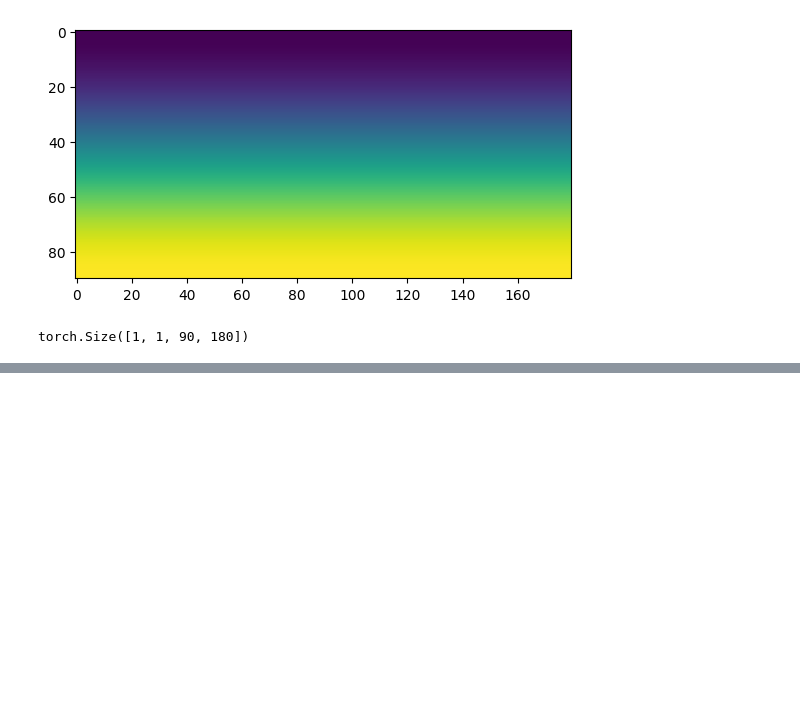
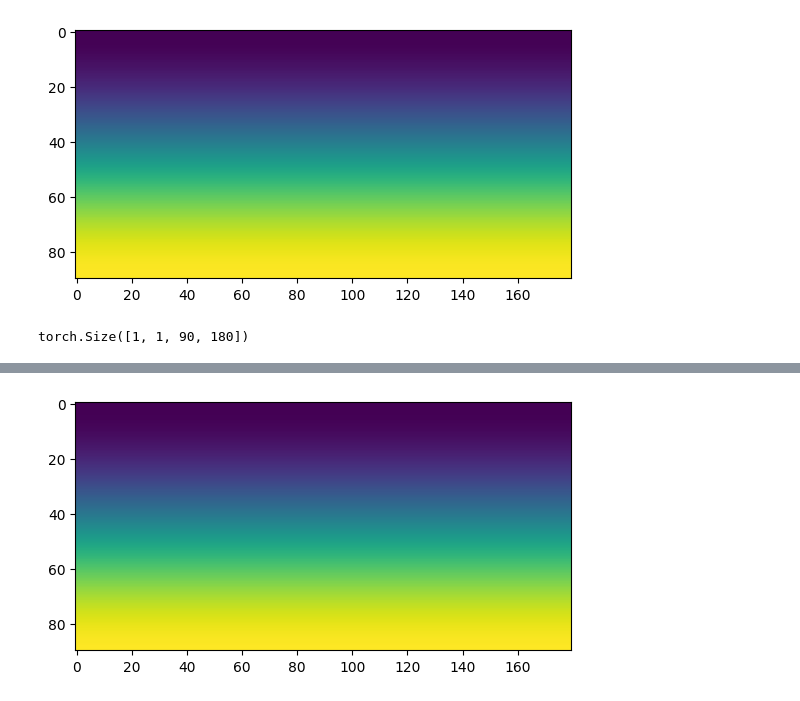
Before and after one commit to yikwill/mljc-spherical-ml-workshop, a Jupyter notebook: lat_lon_pad.ipynb, the cells around one changed output, grey strips where cells are left out. Cells and saved outputs as stored; diff of their text form; code cells hidden in the pictures; blank space fills up the shorter version.

```diff
--- a/lat_lon_pad.ipynb
+++ b/lat_lon_pad.ipynb
@@ -44,0 +73,5 @@ def lat_lon_pad(x, pad):
+# %%
+plt.imshow(out[0,0].detach())
+plt.show()
+# %% [output]
+[figure, added]
```
Also changed, not shown: parts of 12 cells of this notebook, 5 other files.
